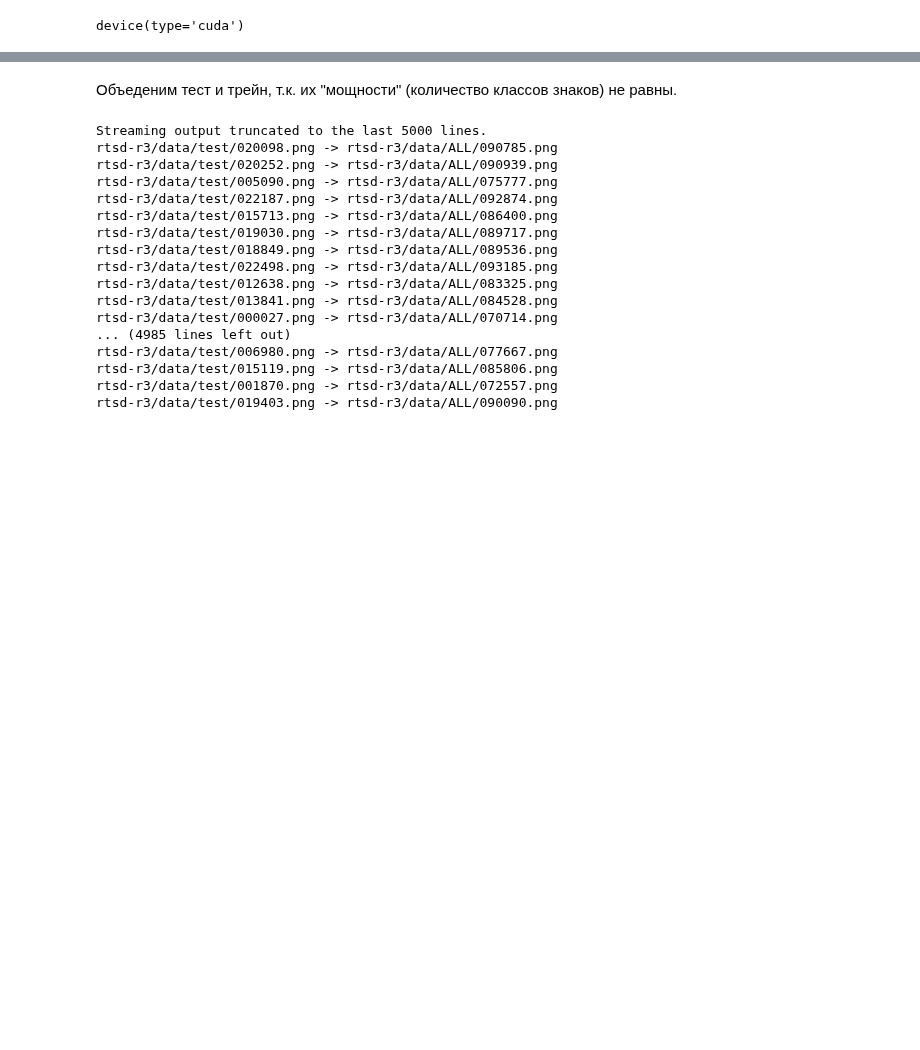
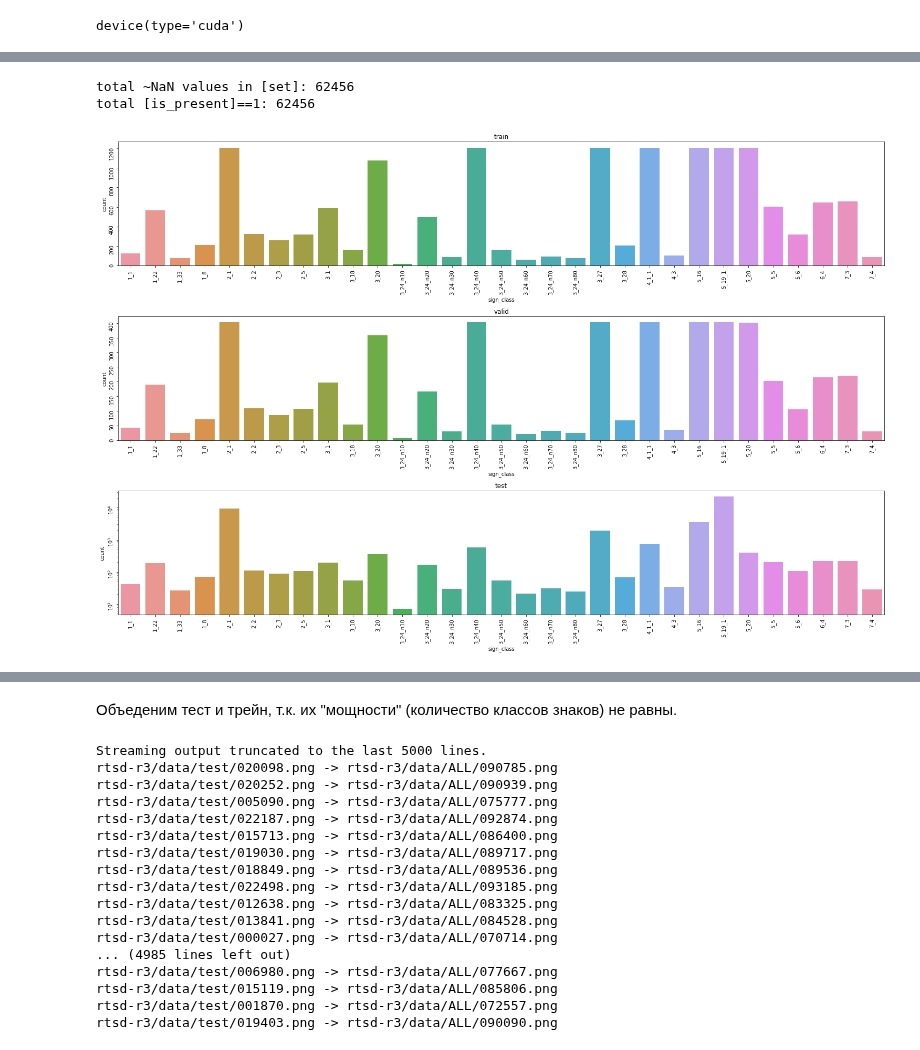
Before and after one commit to lsd-maddrive/adas_system, a Jupyter notebook: notebooks/1_ClassifierResearch.ipynb, the cells around one changed output, grey strips where cells are left out. Cells and saved outputs as stored; diff of their text form; code cells hidden in the pictures; blank space fills up the shorter version.

```diff
--- a/notebooks/1_ClassifierResearch.ipynb
+++ b/notebooks/1_ClassifierResearch.ipynb
@@ -113,0 +134,56 @@ plt.tight_layout()
+# %%
+gt_present = gt[gt['is_present']==1]
+gt_present_grouped = gt_present.groupby('sign_class', axis=0)
+# display(gt_present.head(50))
+MEAN_BY_GROUPS = int(np.floor(gt_present_grouped.size().mean()))
+
+SET_COLUMN_INDEX = gt.columns.get_loc("set")
+
+for key, items in gt_present_grouped.groups.items():
+    # print(items)
+    items = list(items)     # явно приведем к списку для душевного спокойствия
+    random.shuffle(items)   # перемешаем
+
+    # print(key)
+
+    if len(items) > MEAN_BY_GROUPS:
+        # выбираем рандомные значения из этой группы в колличестве MEAN_BY_GROUPS*0.6 для train
+        # MEAN_BY_GROUPS*0.2 для valid, остальное кинем в test
+        # print(int(MEAN_BY_GROUPS*0.8))
+        TEMP_ITEMS_INCLUDED = items[0:MEAN_BY_GROUPS]
+        TEMP_ITEMS_EXCLUDED = items[MEAN_BY_GROUPS::]
+        TRAIN_GROUP, VALID_GROUP, TEST_GPOUP = np.split(TEMP_ITEMS_INCLUDED, [int(len(TEMP_ITEMS_INCLUDED)*0.6), int(len(TEMP_ITEMS_INCLUDED)*0.8)])
+        TEST_GPOUP = np.append(TEST_GPOUP, TEMP_ITEMS_EXCLUDED)
+        #if key == '3_24_n40':
+        #    print('TRAIN', sorted(TRAIN_GROUP), '\nVALID', sorted(VALID_GROUP), '\nTEST', sorted(TEST_GPOUP))
+        #    # print('t', len(TRAIN_GROUP), 'v', len(VALID_GROUP), 't', len(TEST_GPOUP))
+    else:
+        TRAIN_GROUP, VALID_GROUP, TEST_GPOUP = np.split(items, [int(len(items)*0.6), int(len(items)*0.8)])
+        # print('t', len(TRAIN_GROUP), 'v', len(VALID_GROUP), 't', len(TEST_GPOUP), '\n')
+        # print('t', TRAIN_GROUP, 'v', VALID_GROUP, 't', TEST_GPOUP, '\n')
+
+    gt.iloc[TRAIN_GROUP, SET_COLUMN_INDEX] = 'train'
+    gt.iloc[VALID_GROUP, SET_COLUMN_INDEX] = 'valid'
+    gt.iloc[TEST_GPOUP, SET_COLUMN_INDEX] = 'test'
+
+# display(gt_present.head(50))
+print('total ~NaN values in [set]:',gt['set'].value_counts().sum())
+print('total [is_present]==1:', len(gt[gt['is_present']==1].index))
+assert len(gt[gt['is_present']==1].index) == gt['set'].value_counts().sum()
+# %% [output]
+total ~NaN values in [set]: 62456
+total [is_present]==1: 62456
+# %%
+_, ax = plt.subplots(nrows=3, ncols=1, figsize=(21, 14))
+
+
+LABELS = ['train', 'valid', 'test']
+for i in range(len(LABELS)):
+    g = sns.countplot(x='sign_class', data=gt[gt['set']==LABELS[i]],  ax=ax[i], order=sorted(gt[gt['is_present']==1]['sign_class'].value_counts().index.tolist()));
+    ax[i].tick_params(labelrotation=90)
+    ax[i].set_title(LABELS[i])
+    plt.tight_layout()
+
+ax[2].set_yscale("log")
+# %% [output]
+[figure, added]
```
Also changed, not shown: parts of 14 cells of this notebook, 9 other files.
